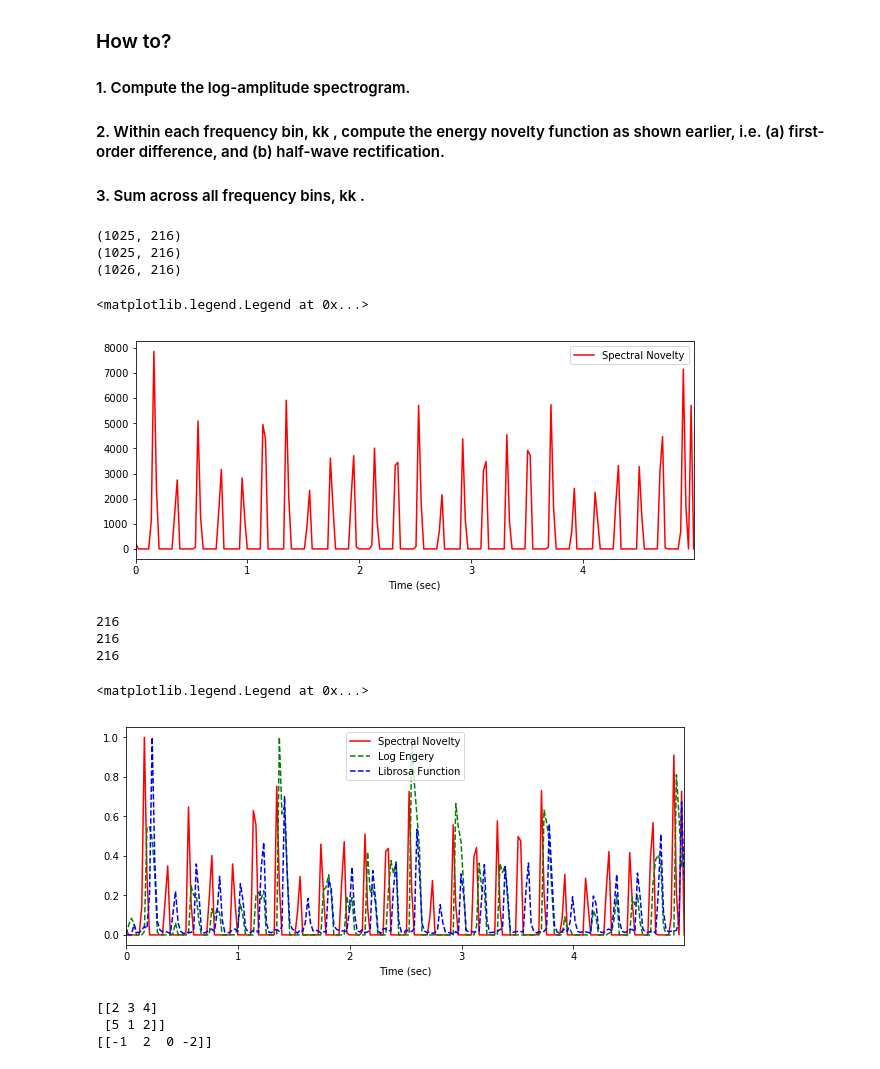
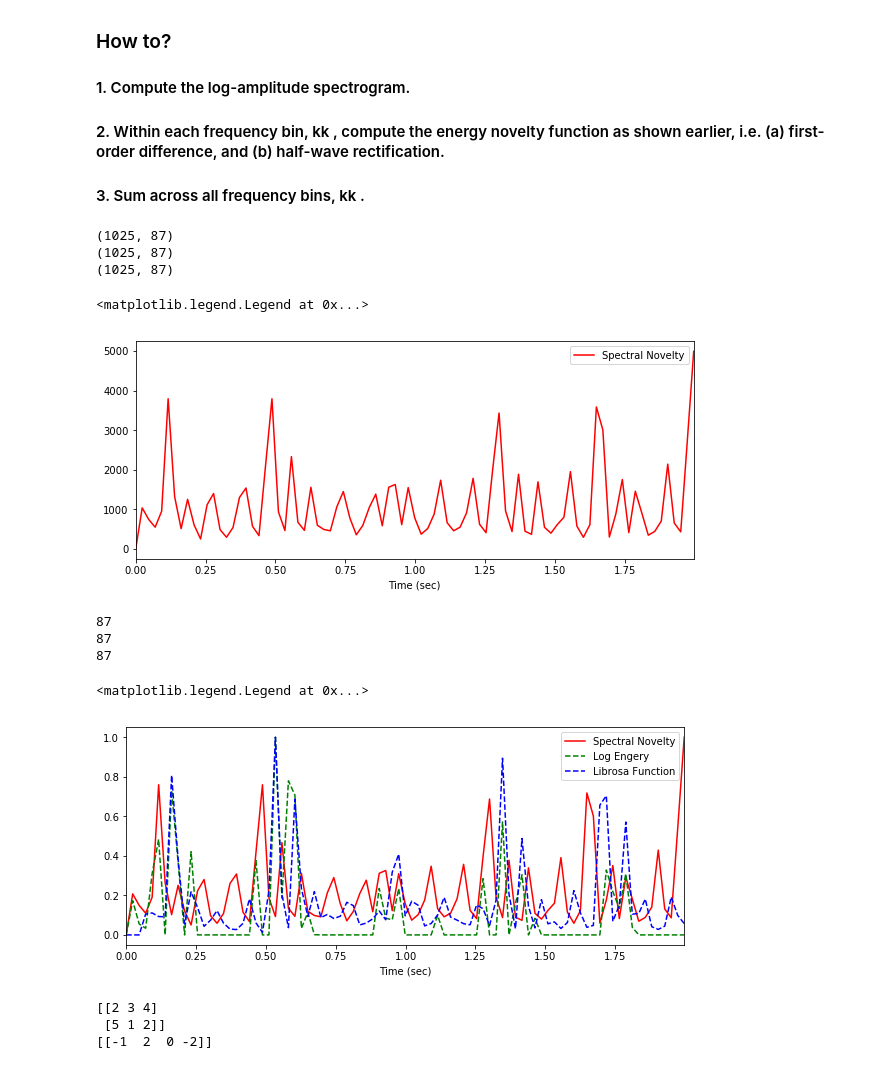
Before and after one commit to minwookchang/MusicalFunctions, a Jupyter notebook: onset_detection.ipynb, the cells around one changed output. Saved outputs shown, nothing was run; the diff lists cells and outputs as text; code cells hidden in the pictures.

```diff
--- a/onset_detection.ipynb
+++ b/onset_detection.ipynb
@@ -42,10 +42,10 @@ print(files)
 # %%
 #for f in files:
 
-y, sr = librosa.load(files[1])
+y, sr = librosa.load(files[-1],offset = 8.0, duration = 2.0)
 print(y.shape, sr)
 
-plt.figure(figsize=(10,4))
+plt.figure(figsize=(20,10))
 librosa.display.waveplot(y,sr)
 plt.title(f + "_waveplot")
 
@@ -70,7 +70,7 @@ energy_novelty  = np.max([np.zeros_like(rmse_diff), rmse_diff], axis=0)
 frames = np.arange(len(rmse))
 t = librosa.frames_to_time(frames, sr=sr)
 
-plt.figure(figsize=(10, 4))
+plt.figure(figsize=(20, 10))
 plt.plot(t, rmse, 'b--', t, rmse_diff, 'g--^', t, energy_novelty, 'r-')
 plt.xlim(0, t.max())
 plt.xlabel('Time (sec)')
@@ -86,7 +86,7 @@ log_rmse_diff[1:] = np.diff(log_rmse)
 
 log_energy_novelty = np.max([np.zeros_like(log_rmse_diff), log_rmse_diff], axis = 0)
 
-plt.figure(figsize=(10, 4))
+plt.figure(figsize=(20, 10))
 plt.plot(t, log_rmse, 'b--', t, log_rmse_diff, 'g--^', t, log_energy_novelty, 'r-')
 plt.xlim(0, t.max())
 plt.xlabel('Time (sec)')
@@ -118,34 +118,38 @@ plt.legend(('log RMSE', 'delta log RMSE', 'log energy novelty'))
 # %%
 
 
 S = np.abs(librosa.stft(y))
 print(S.shape)
 power_S = librosa.power_to_db(S**2, ref = np.max)
 print(power_S.shape)
 
 power_S_diff = np.zeros_like(power_S)
-power_S_diff = np.diff(power_S, axis = 1)
+#power_S_diff = np.diff(power_S, axis = 1)
+power_S_diff[:,1:] = np.diff(power_S)
 
-power_S_diff = np.pad(power_S_diff, (0,1), 'constant', constant_values=(0))
+#power_S_diff = np.pad(power_S_diff, (1,0), 'constant', constant_values=(0))
 print(power_S_diff.shape)
+
+
+power_S_diff[power_S_diff<0] = 0
 
 spectral_novelty = np.max([np.zeros_like(power_S_diff[1]), np.sum(power_S_diff, axis = 0)],axis = 0)
 
 frames = np.arange(len(spectral_novelty))
 t = librosa.frames_to_time(frames, sr=sr)
 
 
 plt.figure(figsize=(10,  4))
 plt.plot(t, spectral_novelty, 'r-')
 plt.xlim(0, t.max())
 plt.xlabel('Time (sec)')
 plt.legend(('Spectral Novelty','Log Engery'))
 # %% [output]
-(1025, 216)
-(1025, 216)
-(1026, 216)
+(1025, 87)
+(1025, 87)
+(1025, 87)
 <matplotlib.legend.Legend at 0x...>
-[figure, old version]
+[figure, new version]
 # %%
 energy_novelty  = np.max([np.zeros_like(rmse_diff), rmse_diff], axis=0)
 librosa_novelty = librosa.onset.onset_strength(y, sr=sr)
@@ -160,11 +164,11 @@ plt.xlim(0, t.max())
 plt.xlabel('Time (sec)')
 plt.legend(('Spectral Novelty','Log Engery', 'Librosa Function'))
 # %% [output]
-216
-216
-216
+87
+87
+87
 <matplotlib.legend.Legend at 0x...>
-[figure, old version]
+[figure, new version]
 # %%
 x = np.array([[1, 3, 6, 10], [0, 5, 6, 8]])
 print(np.diff(x,axis = 1))
```
Also changed, not shown: parts of 4 cells of this notebook, 2 other files.
